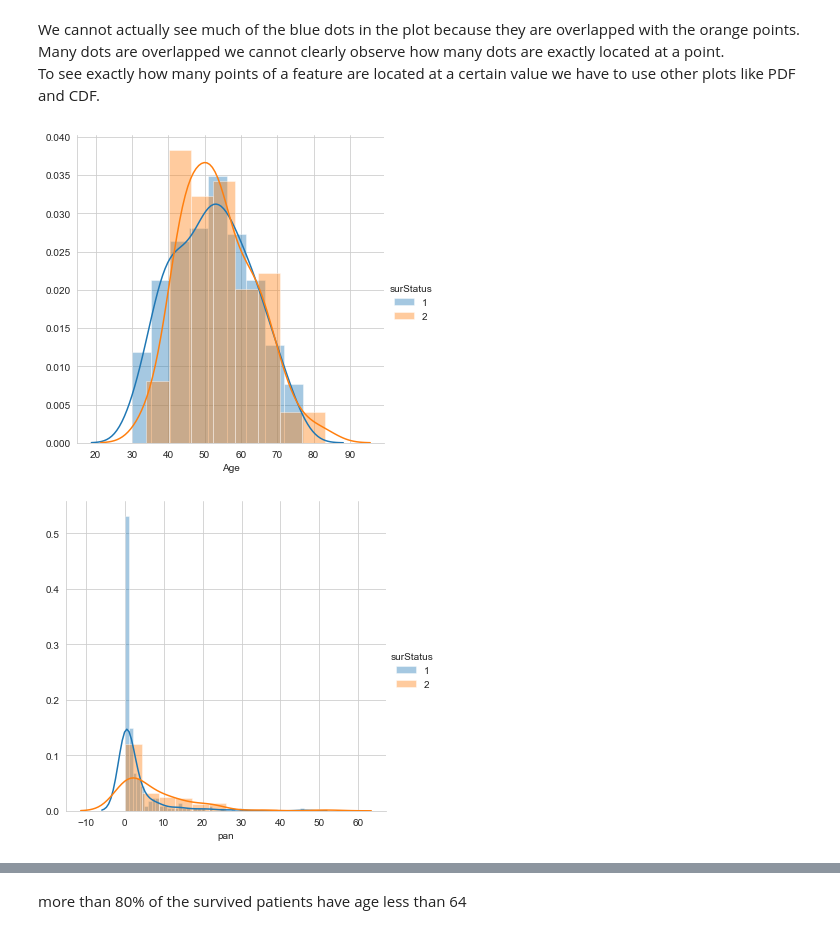
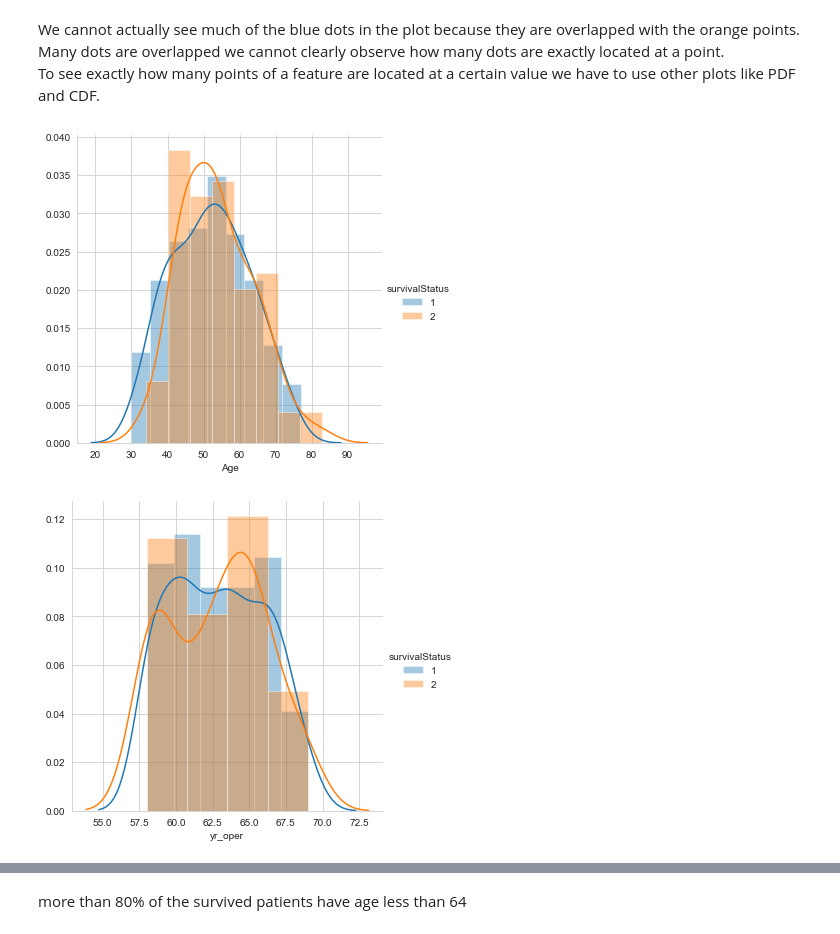
Before and after one commit to ranadheer314/Machine-Learning, a Jupyter notebook: Haberman Survival EDA.ipynb, the cells around one changed output, grey strips where cells are left out. Cells and saved outputs as stored; diff of their text form; code cells hidden in the pictures.

```diff
--- a/Haberman Survival EDA.ipynb
+++ b/Haberman Survival EDA.ipynb
@@ -10,4 +10,4 @@ import seaborn as sns
 import matplotlib.pyplot as plt
 import numpy as np
 # %%
-ds=pd.read_csv("haberman.csv",names=['Age','yr_oper','pan','surStatus'])
+haberman=pd.read_csv("haberman.csv",names=['Age','yr_oper','axillaryNodes','survivalStatus'])
@@ -83,5 +68,6 @@ ds.plot(kind='scatter',x='Age',y='pan')
 # %%
-snb.set_style('whitegrid')
-snb.FacetGrid(ds,hue='surStatus',height=5).map(plt.scatter,'Age','pan').add_legend();
+sns.set_style('whitegrid')
+sns.FacetGrid(haberman,hue='survivalStatus',height=5).map(plt.scatter,'Age','axillaryNodes').add_legend();
 plt.show()
+plt.close()
 # %% [output]
@@ -91,8 +77,7 @@ Above plot shows two labels with different colors, class 1 is shown in blue colo
 # %% [markdown]
 ### Pair Plots
 # %%
-plt.close()
-snb.set_style('whitegrid')
-snb.pairplot(ds,hue='surStatus',height=3)
+sns.set_style('whitegrid')
+sns.pairplot(haberman,hue='survivalStatus',height=3)
 plt.show()
 # %% [output]
@@ -132,12 +116,12 @@ plt.show()
 # %% [markdown]
 <p>We cannot actually see much of the blue dots in the plot because they are overlapped with the orange points.<br> Many dots are overlapped we cannot clearly observe how many dots are exactly located at a point.<br>To see exactly how many points of a feature are located at a certain value we have to use other plots like PDF and CDF.</p>
 # %%
-snb.FacetGrid(ds, hue="surStatus", height=5).map(sns.distplot, "Age").add_legend();
+sns.FacetGrid(haberman, hue="survivalStatus", height=5).map(sns.distplot, "Age").add_legend();
 plt.show();
 # %% [output]
-[figure, old version]
+[figure, new version]
 # %%
-snb.FacetGrid(ds, hue="surStatus", height=5).map(snb.distplot, "pan").add_legend();
+sns.FacetGrid(haberman, hue="survivalStatus", height=5).map(sns.distplot, "yr_oper").add_legend();
 plt.show();
 # %% [output]
-[figure, old version]
+[figure, new version]
```
Also changed, not shown: parts of 47 cells of this notebook.
